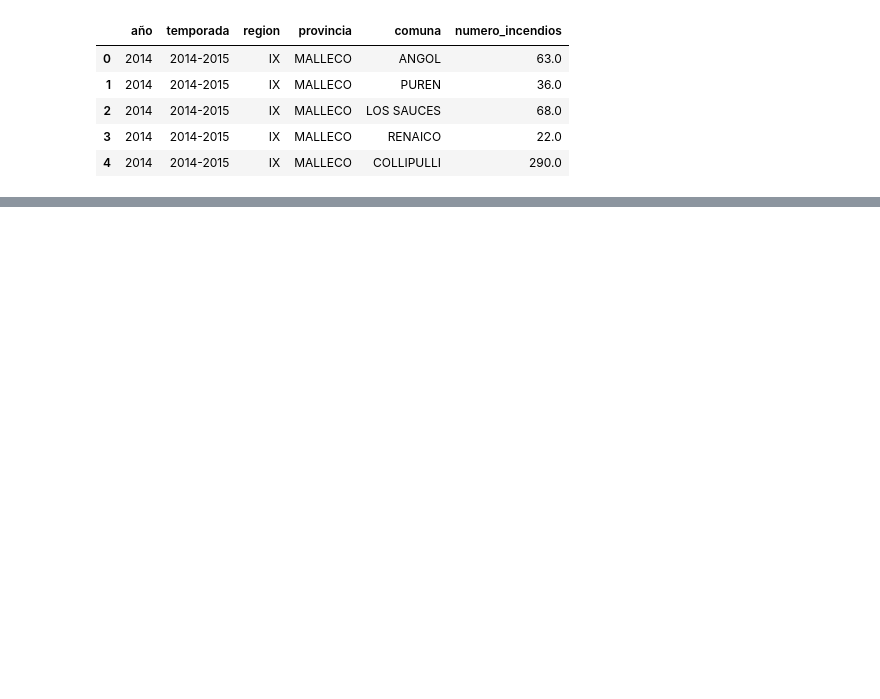
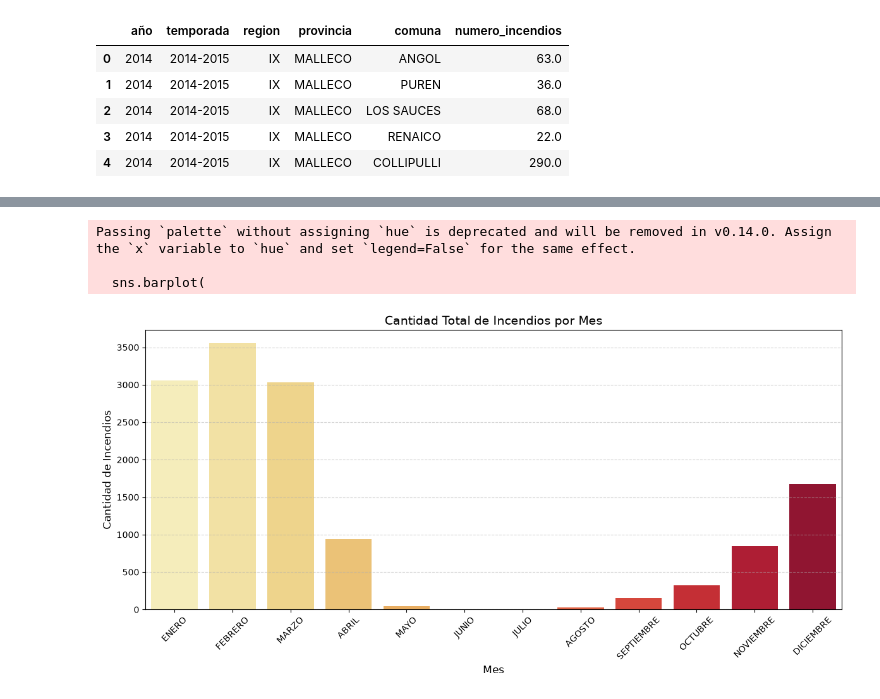
Before and after one commit to eziocard/DeHecho, a Jupyter notebook: main.ipynb, the cells around one changed output, grey strips where cells are left out. Drawn from its saved outputs; the diff is of its cells as text; code cells hidden in the pictures; blank space fills up the shorter version.

```diff
--- a/main.ipynb
+++ b/main.ipynb
@@ -111,0 +268,38 @@ df_conaf_comuna.head()
+# %%
+import matplotlib.pyplot as plt
+import seaborn as sns
+
+# 1. Definir el orden correcto de los meses
+orden_meses = [
+    'ENERO', 'FEBRERO', 'MARZO', 'ABRIL', 'MAYO', 'JUNIO',
+    'JULIO', 'AGOSTO', 'SEPTIEMBRE', 'OCTUBRE', 'NOVIEMBRE', 'DICIEMBRE'
+]
+
+# 2. Limpiar espacios/mayúsculas por seguridad y agrupar
+df_unido['mes_limpio'] = df_unido['mes'].str.strip().str.upper()
+
+# Sumamos (puedes cambiar .sum() por .mean() si prefieres el promedio mensual)
+resumen_mes = df_unido.groupby('mes_limpio', as_index=False)['cantidad_incendios'].sum()
+
+# 3. Configurar y dibujar el gráfico de barras
+plt.figure(figsize=(12, 6))
+sns.barplot(
+    data=resumen_mes,
+    x='mes_limpio',
+    y='cantidad_incendios',
+    order=orden_meses,
+    palette='YlOrRd'
+)
+
+plt.title('Cantidad Total de Incendios por Mes', fontsize=14)
+plt.xlabel('Mes', fontsize=12)
+plt.ylabel('Cantidad de Incendios', fontsize=12)
+plt.xticks(rotation=45)
+plt.grid(axis='y', linestyle='--', alpha=0.5)
+plt.tight_layout()
+plt.show()
+# %% [output]
+Passing `palette` without assigning `hue` is deprecated and will be removed in v0.14.0. Assign the `x` variable to `hue` and set `legend=False` for the same effect.
+
+  sns.barplot(
+[figure, added]
```
Also changed, not shown: parts of 10 cells of this notebook, 3 other files.
